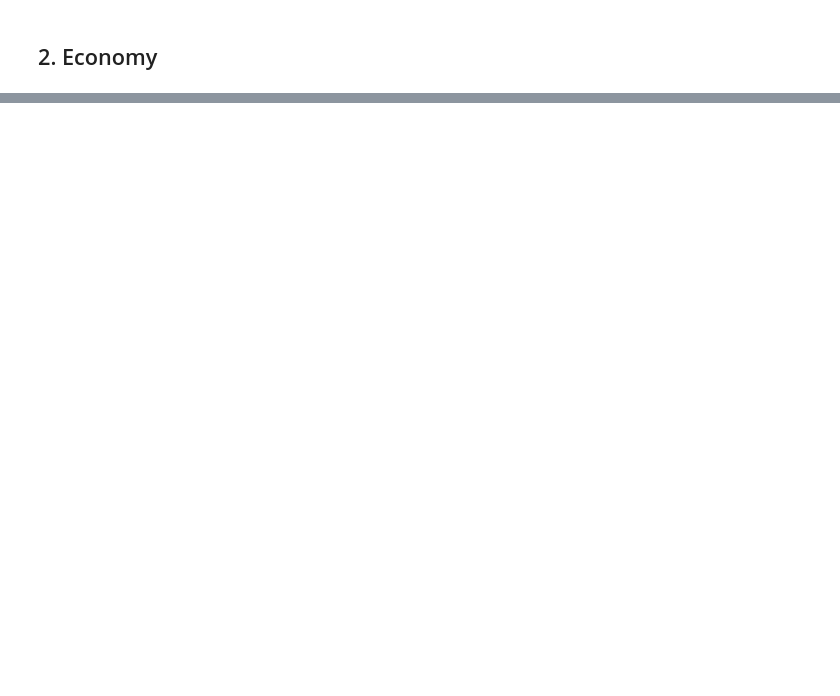
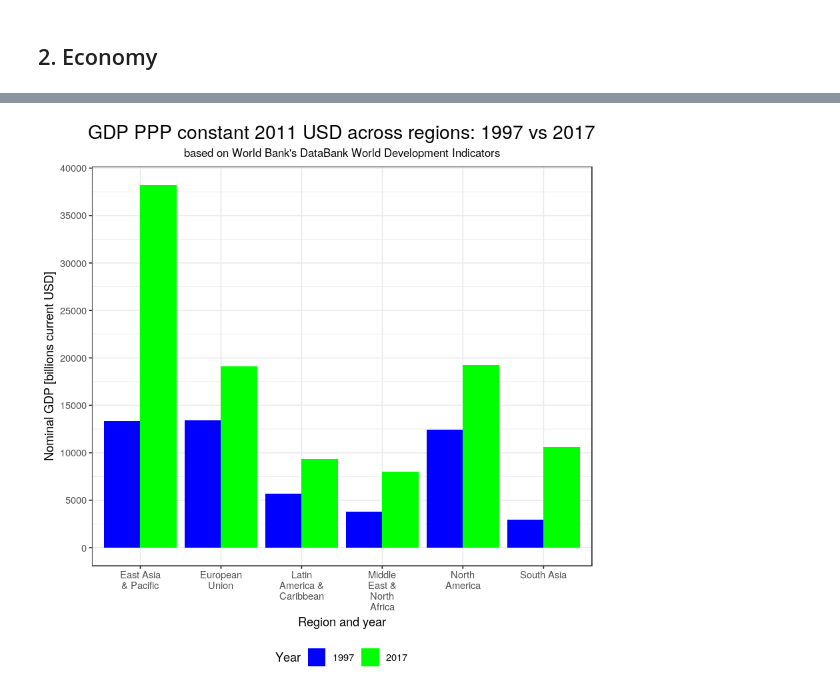
Before and after one commit to wegar-2/GlobalView, a Jupyter notebook: GrandChessboard_20_years_later.ipynb, the cells around one changed output, grey strips where cells are left out. Saved outputs shown, nothing was run; the diff lists cells and outputs as text; code cells hidden in the pictures; blank space fills up the shorter version.

Commit message:
Added comparison of GDP

```diff
--- a/GrandChessboard_20_years_later.ipynb
+++ b/GrandChessboard_20_years_later.ipynb
@@ -161,0 +250,8 @@ plotBarChartUrbanPopulation
+# %%
+# GDP PPP comparison: 1997 vs 2017
+dtGdpPpp <- dtEconomicData[Time %in% c(1997, 2017),
+                               list(region, Time, GDP_PPP_constant_2011_USD)]
+dtGdpPpp$region_wrap <- stringr::str_wrap(dtGdpPpp$region, width = 10L)
+dtGdpPpp$GDP_PPP_billions <- dtGdpPpp$GDP_PPP_constant_2011_USD/10^9
+dtGdpPpp$Time <- as.character(dtGdpPpp$Time)
+dtGdpPpp
@@ -161,0 +272,30 @@ plotBarChartUrbanPopulation
+# %%
+order_by_GDP_PPP_2017 <- dtGdpPpp[order(-GDP_PPP_billions, Time), ]
+plotGdpByRegion <- ggplot2::ggplot(data = dtGdpPpp) +
+  ggplot2::aes(x = region_wrap, y = GDP_PPP_billions, fill = Time) +
+  ggplot2::geom_bar(stat = "identity", position = ggplot2::position_dodge()) +
+  ggplot2::theme_bw() +
+  ggplot2::scale_x_discrete(limits = c("East Asia\n& Pacific",
+                                       "North\nAmerica",
+                                       "European\nUnion",
+                                       "South Asia",
+                                       "Latin\nAmerica &\nCaribbean",
+                                       "Middle\nEast &\nNorth\nAfrica")) +
+  ggplot2::xlab(label = "Region and year") +
+  ggplot2::labs(fill = "Year") +
+  ggplot2::ggtitle(label = "GDP PPP constant 2011 USD across regions: 1997 vs 2017",
+                   subtitle = "based on World Bank's DataBank World Development Indicators") +
+  ggplot2::ylab(label = "Nominal GDP [billions current USD]") +
+  ggplot2::theme(legend.position = "bottom",
+                 plot.title = ggplot2::element_text(hjust = 0.5, size = 17),
+                 plot.subtitle = ggplot2::element_text(hjust = 0.5, size = 10)) +
+  ggplot2::scale_fill_manual(values = c("blue", "green")) +
+  ggplot2::scale_y_continuous(minor_breaks = seq(0, 40000, 2500),
+                              breaks = seq(0, 40000, 5000),
+                              labels = seq(0, 40000, 5000))
+
+
+
+plotGdppPppByRegion
+# %% [output]
+[figure, added]
```
Also changed, not shown: parts of 9 cells of this notebook, 1 other file.
